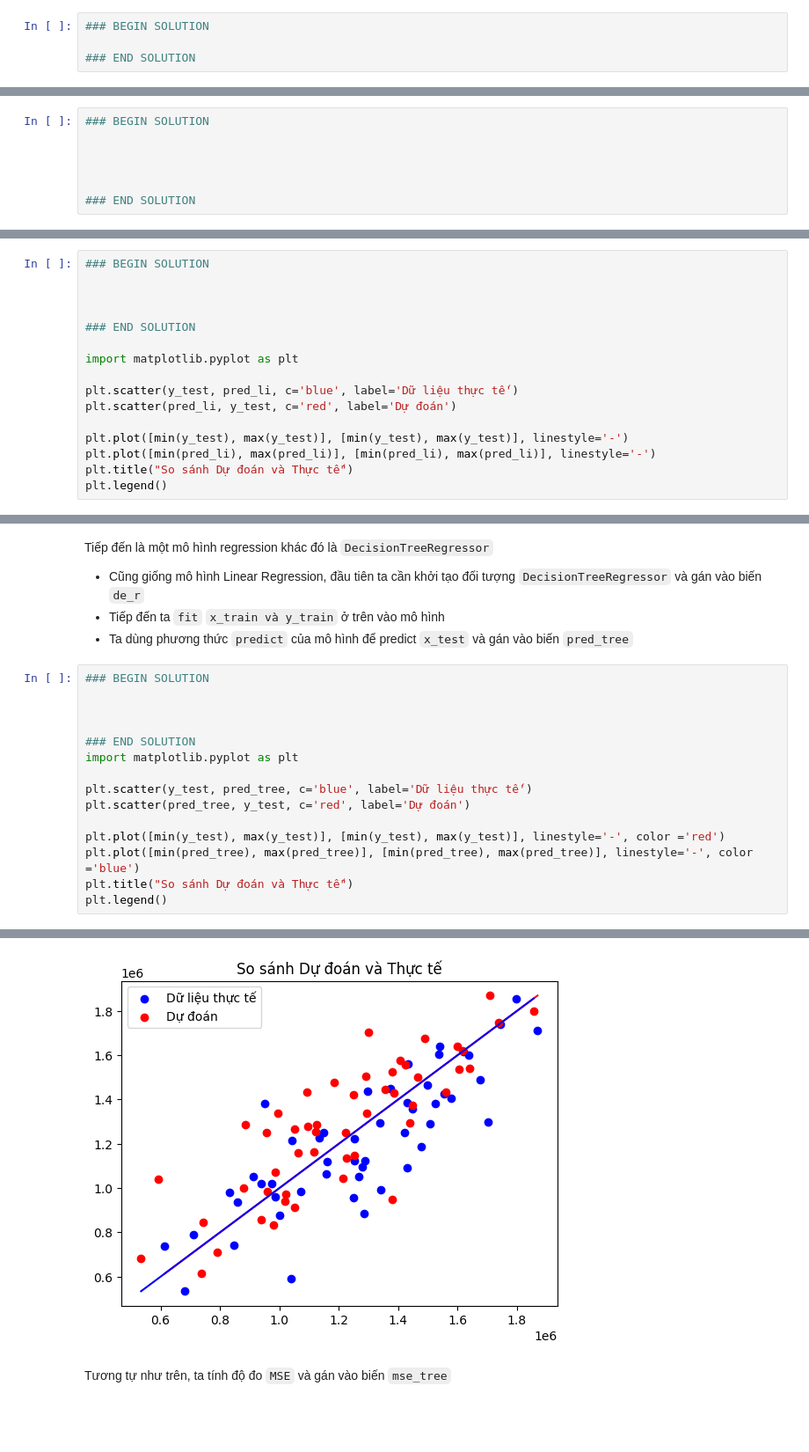
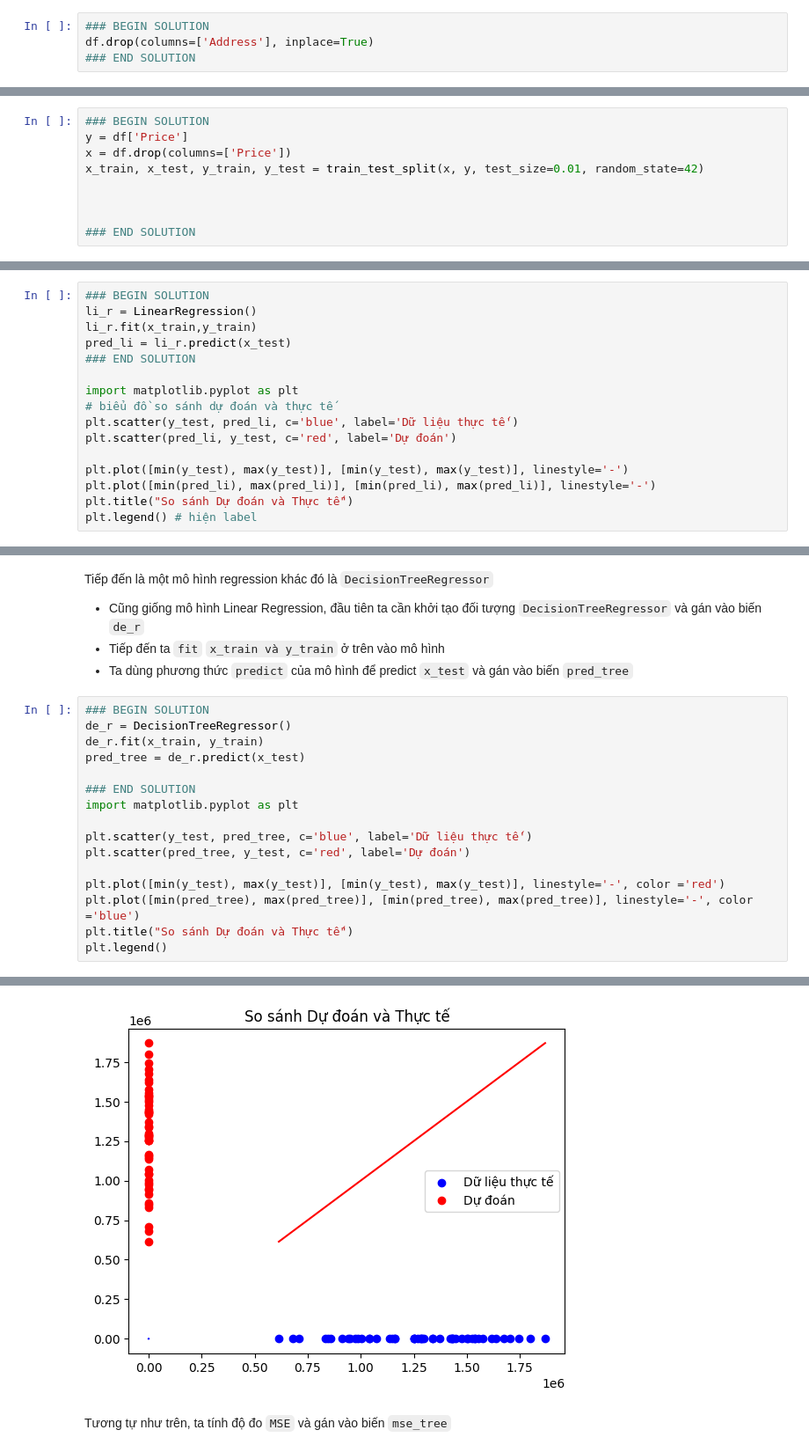
Before and after one commit to giaphu39/UIT_CS116_LapTrinhPythonChoMayHoc, a Jupyter notebook: Lab/Lab6/CS116.P22 - Lab 6 (Problem)/problem.ipynb, the cells around one changed output, grey strips where cells are left out. Shown at 88% size. Cells and saved outputs as stored; diff of their text form; blank space fills up the shorter version.

```diff
--- a/Lab/Lab6/CS116.P22 - Lab 6 (Problem)/problem.ipynb
+++ b/Lab/Lab6/CS116.P22 - Lab 6 (Problem)/problem.ipynb
@@ -62,7 +62,7 @@ Ta nhận thấy dataframe này không bị khuyết dữ liệu
 Ta sẽ bỏ đi cột `Address` vì trong khuôn khổ bài này ta sẽ không cần gian tâm đến các giá trị đó
 # %%
 ### BEGIN SOLUTION
-
+df.drop(columns=['Address'], inplace=True)
 ### END SOLUTION
 # %%
 assert df.shape == (5000, 6)
@@ -97,7 +200,9 @@ Tiếp đến ta sẽ chia dữ liệu thành tập train và test bằng `train
 * Sau đó dùng `train_test_split` để chia **x_train, x_test, y_train, y_test = .......** với `random_state=42, test_size=0.01 (điều này có nghĩa 99% dữ liệu ban đầu sẽ dành để huấn luyện và phần còn lại sẽ dùng để kiểm tra)`
 # %%
 ### BEGIN SOLUTION
-
+y = df['Price']
+x = df.drop(columns=['Price'])
+x_train, x_test, y_train, y_test = train_test_split(x, y, test_size=0.01, random_state=42)
 
 
 
@@ -113,20 +218,20 @@ Tiếp đến ta sẽ chia dữ liệu thành tập train và test bằng `train
 * Predict ra kết quả của `x_test` và gán vào biến `pred_li = .......`
 # %%
 ### BEGIN SOLUTION
-
-
-
+li_r = LinearRegression()
+li_r.fit(x_train,y_train)
+pred_li = li_r.predict(x_test)
 ### END SOLUTION
 
 import matplotlib.pyplot as plt
-
+# biểu đồ so sánh dự đoán và thực tế
 plt.scatter(y_test, pred_li, c='blue', label='Dữ liệu thực tế')
 plt.scatter(pred_li, y_test, c='red', label='Dự đoán')
 
 plt.plot([min(y_test), max(y_test)], [min(y_test), max(y_test)], linestyle='-')
 plt.plot([min(pred_li), max(pred_li)], [min(pred_li), max(pred_li)], linestyle='-')
 plt.title("So sánh Dự đoán và Thực tế")
-plt.legend()
+plt.legend() # hiện label
 # %% [output]
 <matplotlib.legend.Legend at 0x...>
 [figure]
@@ -158,22 +266,23 @@ Tiếp đến là một mô hình regression khác đó là `DecisionTreeRegress
 * Ta dùng phương thức `predict` của mô hình để predict `x_test` và gán vào biến `pred_tree`
 # %%
 ### BEGIN SOLUTION
-
-
+de_r = DecisionTreeRegressor()
+de_r.fit(x_train, y_train)
+pred_tree = de_r.predict(x_test)
 
 ### END SOLUTION
 import matplotlib.pyplot as plt
 
 plt.scatter(y_test, pred_tree, c='blue', label='Dữ liệu thực tế')
 plt.scatter(pred_tree, y_test, c='red', label='Dự đoán')
 
 plt.plot([min(y_test), max(y_test)], [min(y_test), max(y_test)], linestyle='-', color ='red')
 plt.plot([min(pred_tree), max(pred_tree)], [min(pred_tree), max(pred_tree)], linestyle='-', color ='blue')
 plt.title("So sánh Dự đoán và Thực tế")
 plt.legend()
 # %% [output]
 <matplotlib.legend.Legend at 0x...>
-[figure, old version]
+[figure, new version]
 # %% [markdown]
 Tương tự như trên, ta tính độ đo `MSE` và gán vào biến `mse_tree`
 # %%
```
Also changed, not shown: parts of 15 cells of this notebook, 1 other file.
